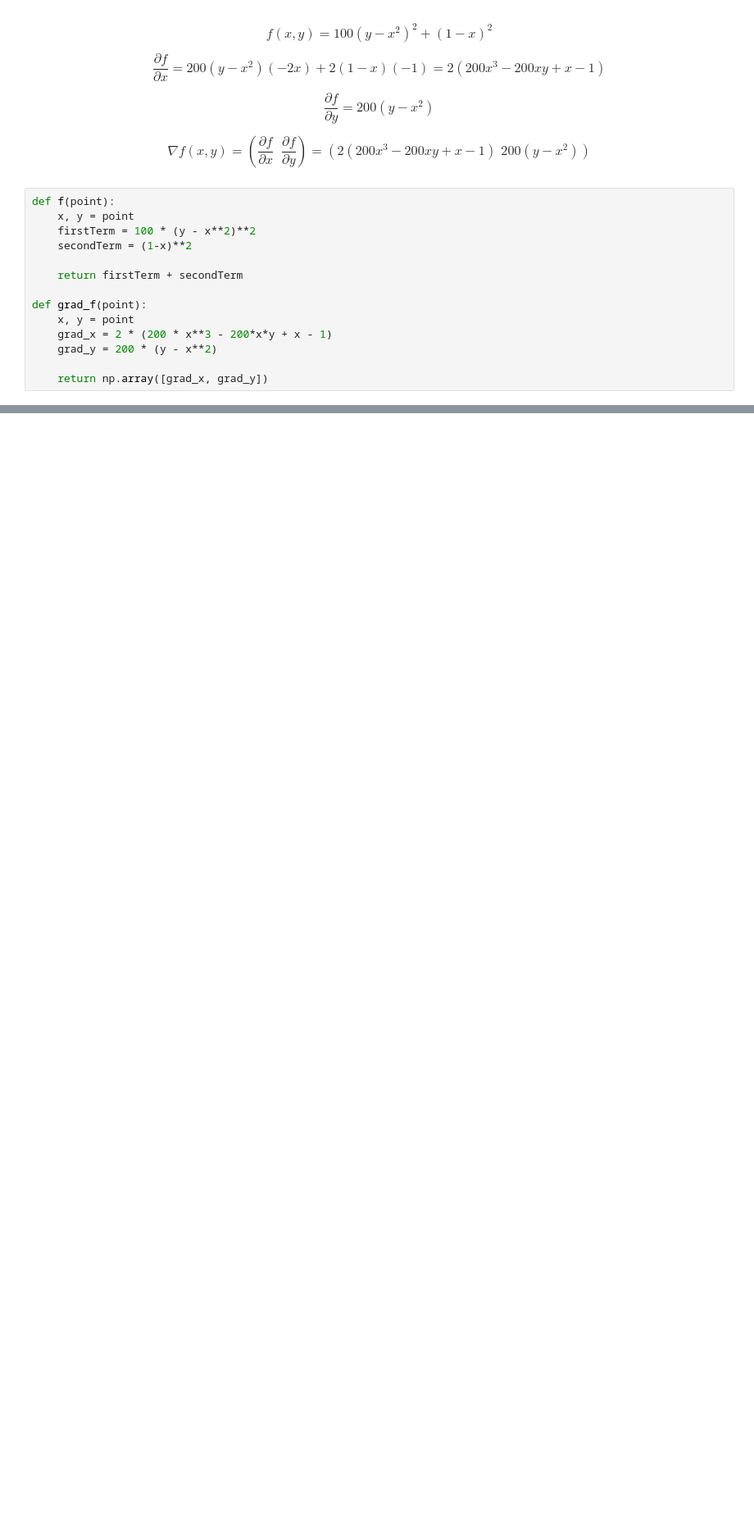
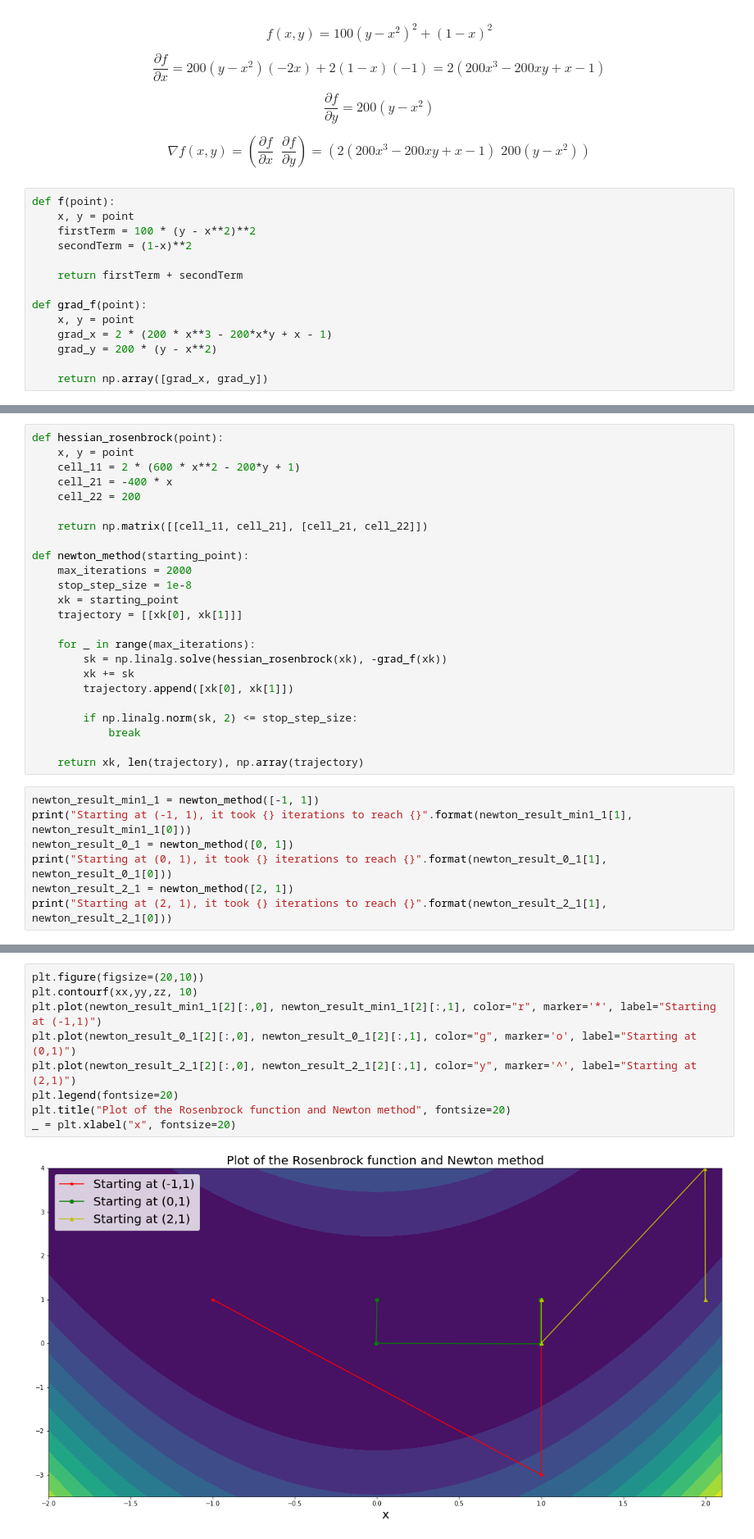
Before and after one commit to jonathanGB/am205, a Jupyter notebook: 5/AM205_HW5.ipynb, the cells around one changed output, grey strips where cells are left out. Shown at 82% size. Drawn from its saved outputs; the diff is of its cells as text; blank space fills up the shorter version.

```diff
--- a/5/AM205_HW5.ipynb
+++ b/5/AM205_HW5.ipynb
@@ -84,0 +110,31 @@ _ = plt.xlabel("x", fontsize=20)
+# %%
+def hessian_rosenbrock(point):
+    x, y = point
+    cell_11 = 2 * (600 * x**2 - 200*y + 1)
+    cell_21 = -400 * x
+    cell_22 = 200
+
+    return np.matrix([[cell_11, cell_21], [cell_21, cell_22]])
+
+def newton_method(starting_point):
+    max_iterations = 2000
+    stop_step_size = 1e-8
+    xk = starting_point
+    trajectory = [[xk[0], xk[1]]]
+
+    for _ in range(max_iterations):
+        sk = np.linalg.solve(hessian_rosenbrock(xk), -grad_f(xk))
+        xk += sk
+        trajectory.append([xk[0], xk[1]])
+
+        if np.linalg.norm(sk, 2) <= stop_step_size:
+            break
+
+    return xk, len(trajectory), np.array(trajectory)
+# %%
+newton_result_min1_1 = newton_method([-1, 1])
+print("Starting at (-1, 1), it took {} iterations to reach {}".format(newton_result_min1_1[1], newton_result_min1_1[0]))
+newton_result_0_1 = newton_method([0, 1])
+print("Starting at (0, 1), it took {} iterations to reach {}".format(newton_result_0_1[1], newton_result_0_1[0]))
+newton_result_2_1 = newton_method([2, 1])
+print("Starting at (2, 1), it took {} iterations to reach {}".format(newton_result_2_1[1], newton_result_2_1[0]))
@@ -84,0 +145,11 @@ _ = plt.xlabel("x", fontsize=20)
+# %%
+plt.figure(figsize=(20,10))
+plt.contourf(xx,yy,zz, 10)
+plt.plot(newton_result_min1_1[2][:,0], newton_result_min1_1[2][:,1], color="r", marker='*', label="Starting at (-1,1)")
+plt.plot(newton_result_0_1[2][:,0], newton_result_0_1[2][:,1], color="g", marker='o', label="Starting at (0,1)")
+plt.plot(newton_result_2_1[2][:,0], newton_result_2_1[2][:,1], color="y", marker='^', label="Starting at (2,1)")
+plt.legend(fontsize=20)
+plt.title("Plot of the Rosenbrock function and Newton method", fontsize=20)
+_ = plt.xlabel("x", fontsize=20)
+# %% [output]
+[figure, added]
```
Also changed, not shown: parts of 8 cells of this notebook.
